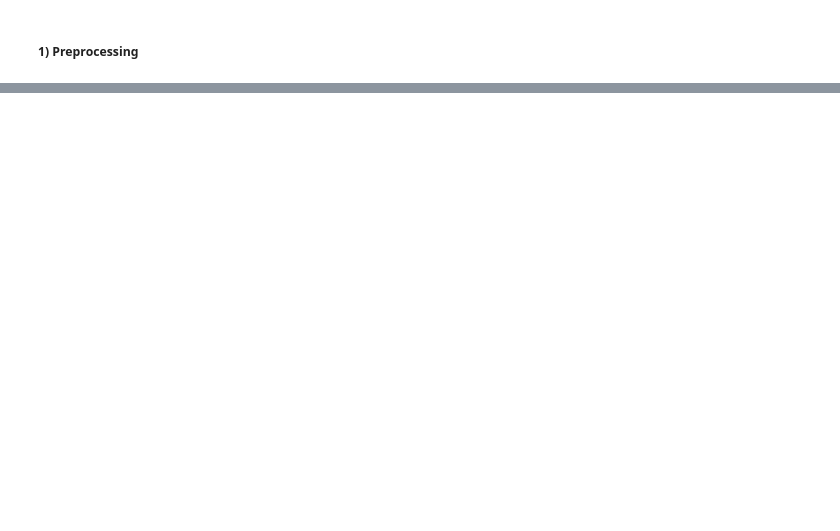
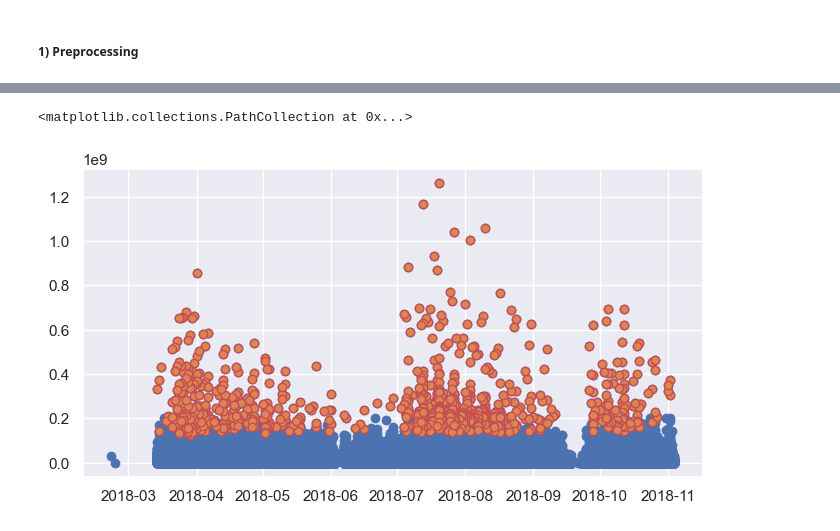
Before and after one commit to biniciobarrueco/SalesCinema, a Jupyter notebook: sales-cinema-model.ipynb, the cells around one changed output, grey strips where cells are left out. Drawn from its saved outputs; the diff is of its cells as text; code cells hidden in the pictures; blank space fills up the shorter version.

```diff
--- a/sales-cinema-model.ipynb
+++ b/sales-cinema-model.ipynb
@@ -75,0 +145,19 @@ print(np.where(outliers))
+# %%
+from sklearn.cluster import DBSCAN
+
+# We took 147000 at the maximum curvature to use as epsilon parameter
+dbscan = DBSCAN(eps=147000, min_samples=5)
+dbscan.fit(df['total_sales'].values.reshape(-1, 1))
+
+labels = dbscan.labels_
+df['dbscan_score'] = labels
+df_dbscan = df[df['dbscan_score'] < 0]
+
+plt.figure(figsize=(8, 4))
+plt.scatter(df.values[:, 11], df.values[:, 3])
+dbscan_date = df_dbscan[df_dbscan['total_sales'] > 1].values[:, 11]
+dbscan_sales = df_dbscan[df_dbscan['total_sales'] > 1].values[:, 3]
+plt.scatter(dbscan_date, dbscan_sales, edgecolor='r')
+# %% [output]
+<matplotlib.collections.PathCollection at 0x...>
+[figure, added]
```
Also changed, not shown: parts of 10 cells of this notebook, 1 other file.
